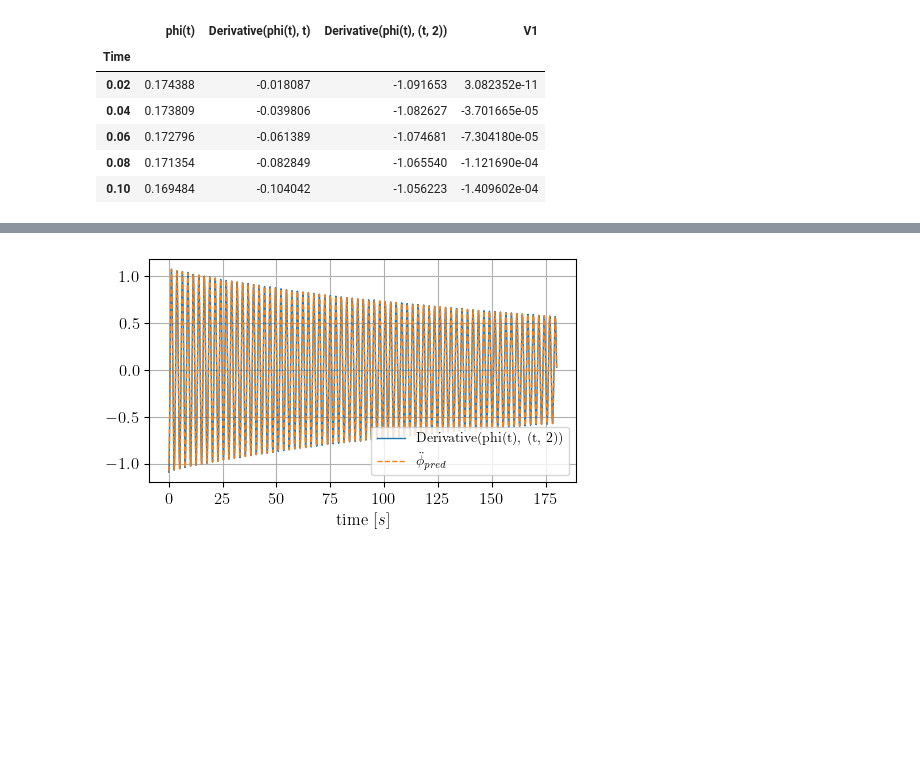
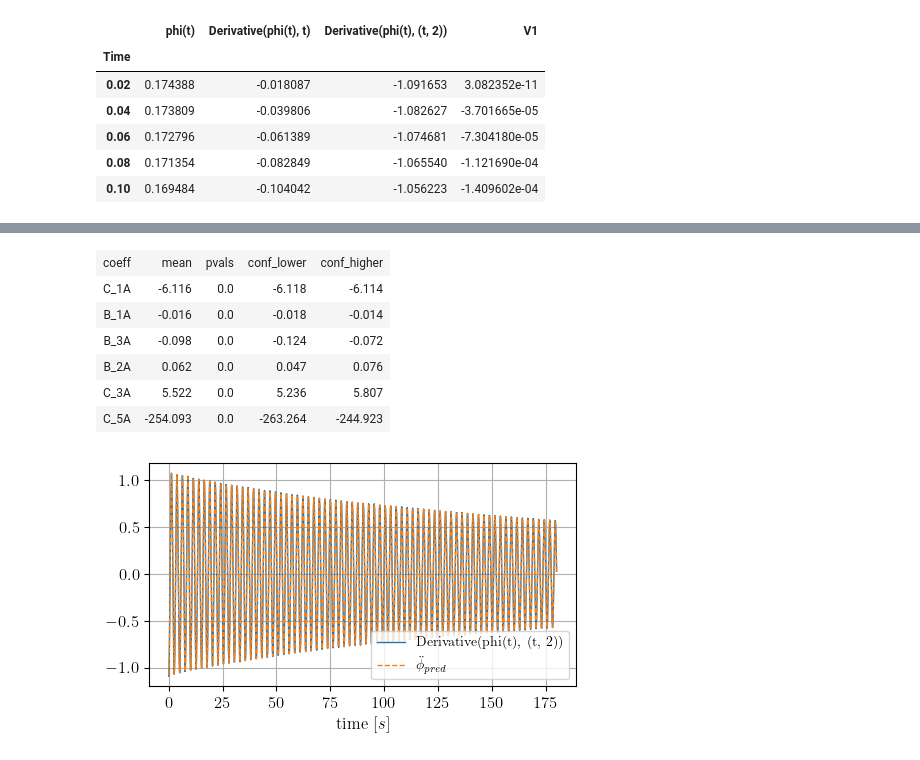
Before and after one commit to martinlarsalbert/roll_decay_damping, a Jupyter notebook: reports/report/01.1.report.ipynb, the cells around one changed output, grey strips where cells are left out. Cells and saved outputs as stored; diff of their text form; code cells hidden in the pictures; blank space fills up the shorter version.

```diff
--- a/reports/report/01.1.report.ipynb
+++ b/reports/report/01.1.report.ipynb
@@ -353,6 +350,39 @@ Notes:
 [2] Standard Errors assume that the covariance matrix of the errors is correctly specified.
 [3] The condition number is large, 4.97e+04. This might indicate that there are
 strong multicollinearity or other numerical problems.
+# %%
+def results_summary_to_dataframe(results):
+    '''take the result of an statsmodel results table and transforms it into a dataframe'''
+    pvals = results.pvalues
+    coeff = results.params
+    conf_lower = results.conf_int()[0]
+    conf_higher = results.conf_int()[1]
+
+    results_df = pd.DataFrame({"pvals":pvals,
+                               "coeff":coeff,
+                               "conf_lower":conf_lower,
+                               "conf_higher":conf_higher
+                                })
+
+    #Reordering...
+    results_df = results_df[["coeff","pvals","conf_lower","conf_higher"]]
+    return results_df
+# %%
+df_results = results_summary_to_dataframe(results)
+
+df_table = df_results.reset_index()
+df_table = df_table.round(decimals=3)
+
+lt = LateXTable(df_table, rename={'index':'coeff','coeff':'mean'}, caption='Parameters estimation', label='parameters')
+lt
+# %% [output]
+| coeff | mean | pvals | conf_lower | conf_higher |
+| C_1A | -6.116 | 0.0 | -6.118 | -6.114 |
+| B_1A | -0.016 | 0.0 | -0.018 | -0.014 |
+| B_3A | -0.098 | 0.0 | -0.124 | -0.072 |
+| B_2A | 0.062 | 0.0 | 0.047 | 0.076 |
+| C_3A | 5.522 | 0.0 | 5.236 | 5.807 |
+| C_5A | -254.093 | 0.0 | -263.264 | -244.923 |
 # %%
 y_pred = results.predict(X)
 
```
Also changed, not shown: parts of 13 cells of this notebook, 1 other file.
